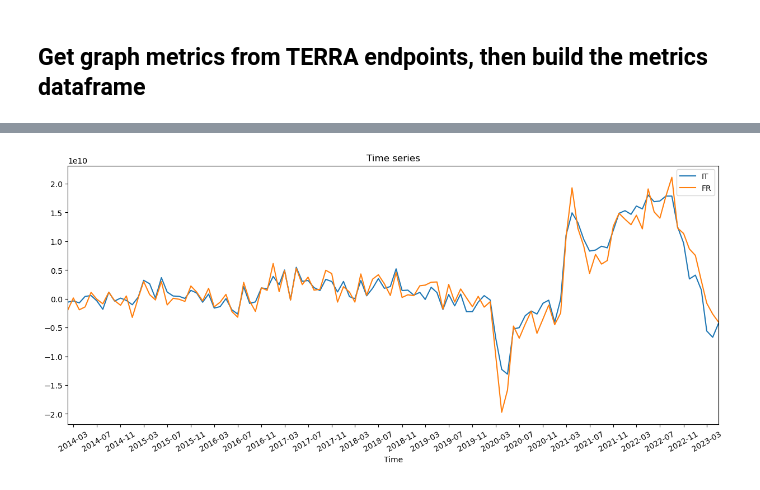
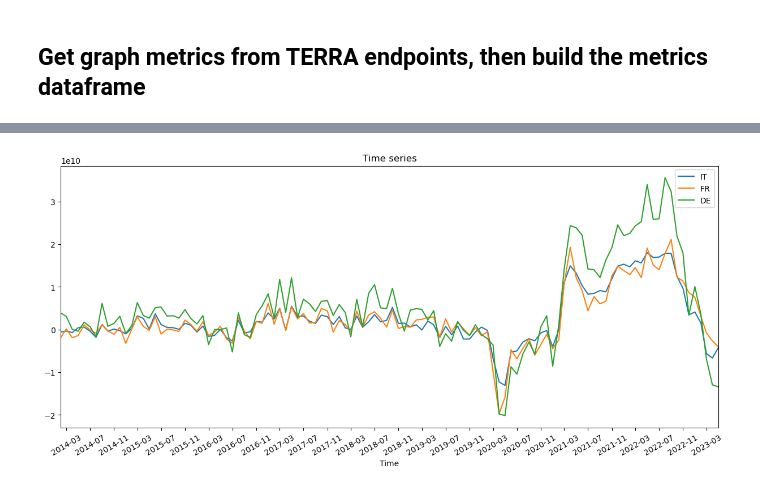
Before and after one commit to istat-methodology/terra, a Jupyter notebook: terra-analysis/Terra_time_series_analysis.ipynb, the cells around one changed output, grey strips where cells are left out. Saved outputs shown, nothing was run; the diff lists cells and outputs as text; code cells hidden in the pictures.

```diff
--- a/terra-analysis/Terra_time_series_analysis.ipynb
+++ b/terra-analysis/Terra_time_series_analysis.ipynb
@@ -9,7 +9,7 @@ from terra_modules.terra_utils import get_time_series
 ## Parameters
 # %%
 # Countries
-countries = ["IT", "FR"]
+countries = ["IT", "FR", "DE"]
 
 # Time series - countries
 # https://api.terra.istat.it/cls/countries?lang=en
@@ -63,28 +54,30 @@ df_series_fr.tail()
 # %%
 left = dt.date(2014, 2, 1)
 right = dt.date(2023, 5, 1)
 
 plt.figure(figsize=(15,6))
-plt.plot(df_series_it["date"], df_series_it["series"], label="IT")
-plt.plot(df_series_fr["date"], df_series_fr["series"], label="FR")
+
+for country in countries:
+    plt.plot(df_time_series["date"].unique(), df_time_series[df_time_series['country'] == country]["series"], label=country)
+
 plt.title('Time series')
 plt.xlabel('Time')
 plt.xticks(rotation=45)
 plt.ylabel('')
 plt.legend()
 
 # Format the date into months & days
 plt.gca().xaxis.set_major_formatter(mdates.DateFormatter('%Y-%m'))
 
 # Change the tick interval
 plt.gca().xaxis.set_major_locator(mdates.MonthLocator(interval=4))
 
 # Puts x-axis labels on an angle
 plt.gca().xaxis.set_tick_params(rotation = 30)
 
 # Changes x-axis range
 plt.gca().set_xbound(left, right)
 
 plt.show()
 # %% [output]
-[figure, old version]
+[figure, new version]
```
Also changed, not shown: parts of 5 cells of this notebook, 6 other files.
